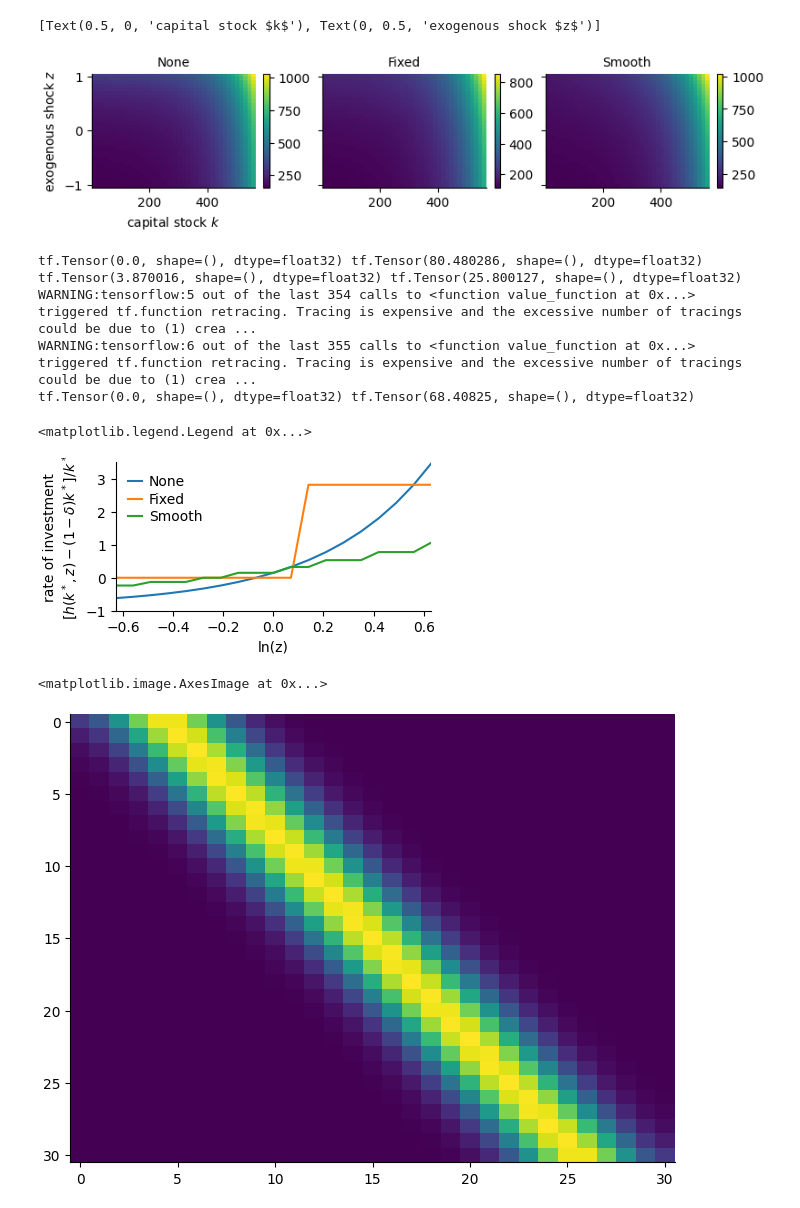
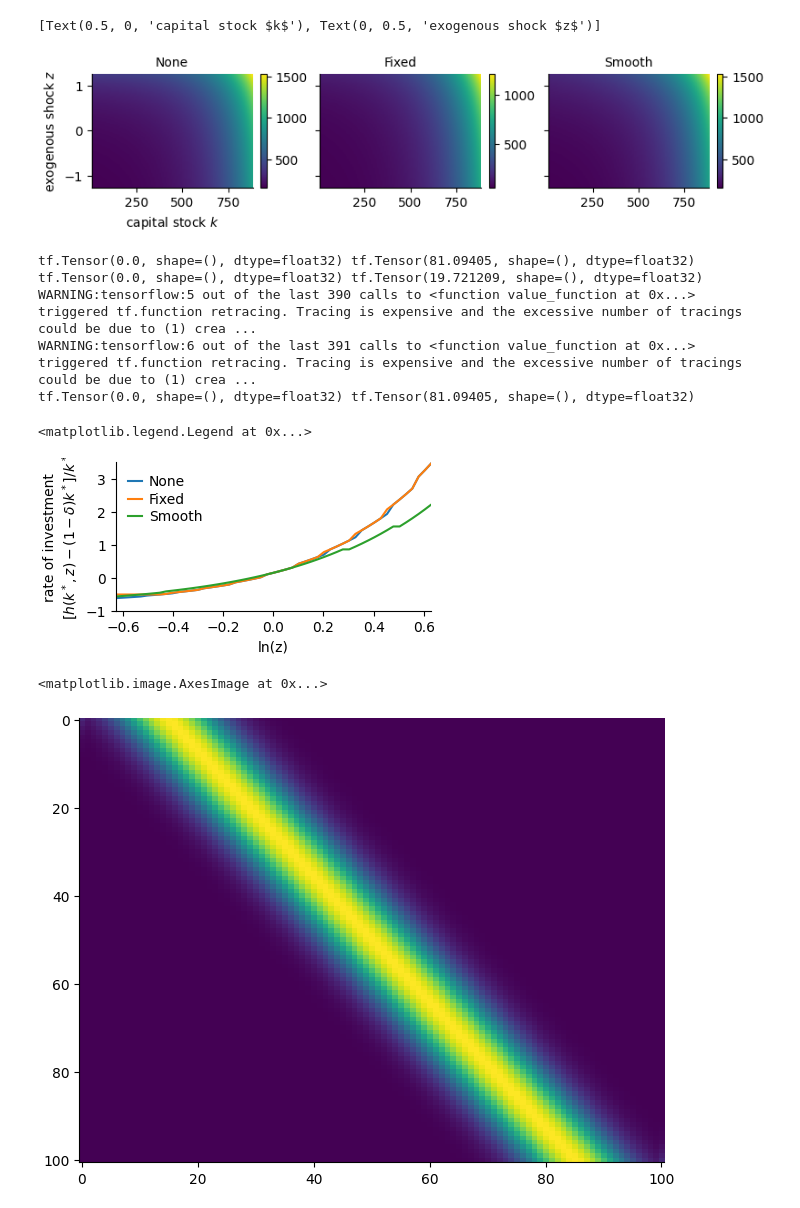
Before and after one commit to gongziyida/FinModelsAndDL, a Jupyter notebook: PartI/valueIteration/run_value_iteration.ipynb, the cells around one changed output. Saved outputs shown, nothing was run; the diff lists cells and outputs as text; code cells hidden in the pictures.

Commit message:
value iterations

```diff
--- a/PartI/valueIteration/run_value_iteration.ipynb
+++ b/PartI/valueIteration/run_value_iteration.ipynb
@@ -5,15 +5,22 @@ import matplotlib.pyplot as plt
 from PartI.valueIteration.local_functions import *
 # %%
 max_iter = 1000
-n_z, n_k = 31, 40
+n_z, n_k, pow_bound = 101, 101, 15
+rho = 0.7
+sigma = 0.15
+m = 6
+delta = 0.15
+r = 0.04
+theta = 0.7
 
-trials = {'None': (0, 0), 'Fixed': (0, 0.1), 'Smooth': (0.1, 0)}
+trials = {'None': (0, 0), 'Fixed': (0, 0.1), 'Smooth': (0.01, 0)}
 V_tables = {} # To store (V_table, lnz_vals, k_vals) tuple for each trial
 
 fig, ax = plt.subplots(2, figsize=(4,4), sharex='all')
 for trial, (psi0, psi1) in trials.items():
     print(f'trial: {trial} with psi0={psi0}, psi1={psi1}')
-    ret = value_iteration(n_z, n_k, max_iter, psi0=psi0, psi1=psi1)
+    ret = value_iteration(max_iter, n_z, n_k, pow_bound, psi0=psi0, psi1=psi1,
+                          rho=rho, sigma=sigma, m=m, delta=delta, r=r, theta=theta)
     V_table, lnz_vals, k_vals, max_diff, rel_diff = ret
     V_tables[trial] = (V_table, lnz_vals, k_vals)
 
@@ -24,7 +31,7 @@ for trial, (psi0, psi1) in trials.items():
     ax[1].plot(rel_diff.numpy(), label=f'{trial}')
 
 ax[0].legend()
-ax[0].set(ylabel='Max Absolute Difference', title='Convergence of Value Function', yscale='log')
-ax[1].set(xlabel='Iteration', ylabel='Max Relative Difference', yscale='log')
+ax[0].set(ylabel='Max Abs Difference', title='Convergence of Value Function', yscale='log')
+ax[1].set(xlabel='Iteration', ylabel='Max Rel Difference', yscale='log')
 # %% [output]
 trial: None with psi0=0, psi1=0
@@ -45,36 +52,40 @@ for i, trial in enumerate(trials.keys()):
 ax[0].set(xlabel='capital stock $k$', ylabel='exogenous shock $z$')
 # %% [output]
 [Text(0.5, 0, 'capital stock $k$'), Text(0, 0.5, 'exogenous shock $z$')]
-[figure, old version]
+[figure, new version]
 # %%
 fig, ax = plt.subplots(1, figsize=(4,2))
 for trial, (ps0, ps1) in trials.items():
     Pz, lnz_vals = AR1_transition_matrix(n_z)
     lnz_idx = tf.argmin(tf.abs(lnz_vals))
     k = value_function(k_vals, lnz_vals[lnz_idx,None], k_vals,
-                    V_tables[trial][0], Pz[lnz_idx,None,:],
-                    psi0=trials[trial][0], psi1=trials[trial][1])[1]
+                       V_tables[trial][0], Pz[lnz_idx,None,:],
+                       psi0=trials[trial][0], psi1=trials[trial][1],
+                       delta=delta, r=r, theta=theta)[1]
+    # print(k)
     diff = tf.abs(k - k_vals)
     min_diff, k_ss = tf.reduce_min(diff), k_vals[tf.argmin(diff)]
     print(min_diff, k_ss)
 
     _, k_next = value_function(k_ss[None], lnz_vals, k_vals, V_tables[trial][0], Pz,
-                               psi0=trials[trial][0], psi1=trials[trial][1])
+                               psi0=trials[trial][0], psi1=trials[trial][1],
+                               delta=delta, r=r, theta=theta)
     ax.plot(lnz_vals, k_next / k_ss - (1 - 0.15), label=trial)
+    # print(k_next / k_ss - (1 - 0.15))
 ax.set(xlim=[-0.63, 0.63], ylim=[-1, 3.5], xlabel='ln(z)',
        ylabel='rate of investment\n' + r'$[h(k^*,z) - (1 - \delta) k^*] / k^*$')
 ax.legend()
 # %% [output]
-tf.Tensor(0.0, shape=(), dtype=float32) tf.Tensor(80.480286, shape=(), dtype=float32)
-tf.Tensor(3.870016, shape=(), dtype=float32) tf.Tensor(25.800127, shape=(), dtype=float32)
-WARNING:tensorflow:5 out of the last 354 calls to <function value_function at 0x...> triggered tf.function retracing. Tracing is expensive and the excessive number of tracings could be due to (1) crea ...
-WARNING:tensorflow:6 out of the last 355 calls to <function value_function at 0x...> triggered tf.function retracing. Tracing is expensive and the excessive number of tracings could be due to (1) crea ...
-tf.Tensor(0.0, shape=(), dtype=float32) tf.Tensor(68.40825, shape=(), dtype=float32)
+tf.Tensor(0.0, shape=(), dtype=float32) tf.Tensor(81.09405, shape=(), dtype=float32)
+tf.Tensor(0.0, shape=(), dtype=float32) tf.Tensor(19.721209, shape=(), dtype=float32)
+WARNING:tensorflow:5 out of the last 390 calls to <function value_function at 0x...> triggered tf.function retracing. Tracing is expensive and the excessive number of tracings could be due to (1) crea ...
+WARNING:tensorflow:6 out of the last 391 calls to <function value_function at 0x...> triggered tf.function retracing. Tracing is expensive and the excessive number of tracings could be due to (1) crea ...
+tf.Tensor(0.0, shape=(), dtype=float32) tf.Tensor(81.09405, shape=(), dtype=float32)
 <matplotlib.legend.Legend at 0x...>
-[figure, old version]
+[figure, new version]
 # %%
-Pz, lnz_vals = AR1_transition_matrix(n_z, m=5)
+Pz, lnz_vals = AR1_transition_matrix(n_z, rho=rho, sigma=sigma, m=m)
 plt.imshow(Pz)
 # %% [output]
 <matplotlib.image.AxesImage at 0x...>
-[figure, old version]
+[figure, new version]
```
Also changed, not shown: parts of 1 cell of this notebook, 5 other files.
